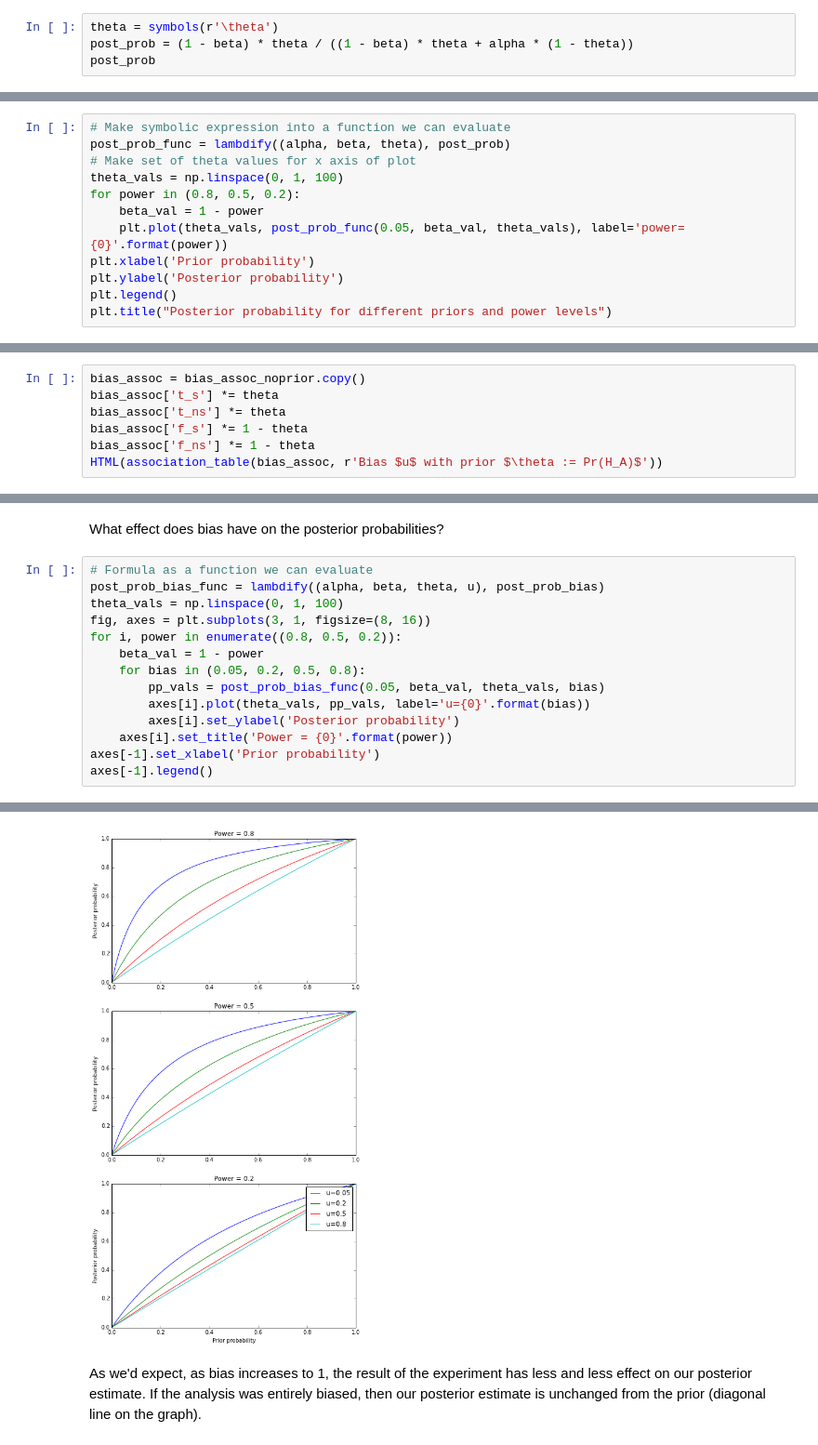
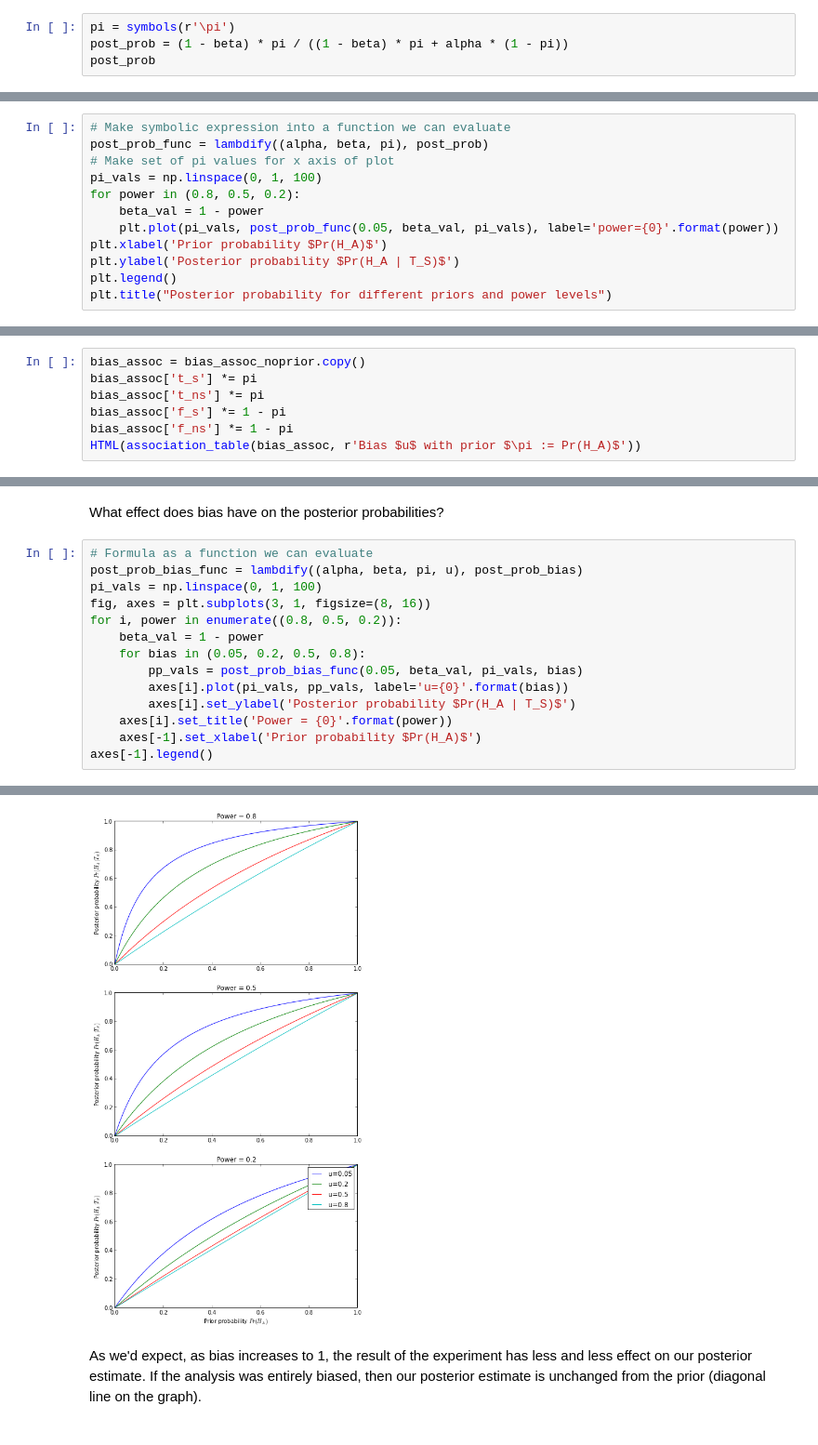
Before and after one commit to matthew-brett/sketch-books, a Jupyter notebook: Ioannides exposition.ipynb, the cells around one changed output, grey strips where cells are left out. Shown at 93% size. Cells and saved outputs as stored; diff of their text form.

```diff
--- a/Ioannides exposition.ipynb
+++ b/Ioannides exposition.ipynb
@@ -140,7 +140,7 @@ $P(H_A | T_S) = \Frac{(1 - \beta) \theta}{(1 - \beta) \theta + \alpha (1 - \thet
 
 Let's put that formula into Sympy for later:
 # %%
-theta = symbols(r'\theta')
-post_prob = (1 - beta) * theta / ((1 - beta) * theta + alpha * (1 - theta))
+pi = symbols(r'\pi')
+post_prob = (1 - beta) * pi / ((1 - beta) * pi + alpha * (1 - pi))
 post_prob
 # %% [output]
@@ -184,14 +184,14 @@ Assume that $\alpha = 0.05$ (standard significance threshold for null hypothesis
 Let's have a look at the posterior probability as a function of power and prior probability:
 # %%
 # Make symbolic expression into a function we can evaluate
-post_prob_func = lambdify((alpha, beta, theta), post_prob)
-# Make set of theta values for x axis of plot
-theta_vals = np.linspace(0, 1, 100)
+post_prob_func = lambdify((alpha, beta, pi), post_prob)
+# Make set of pi values for x axis of plot
+pi_vals = np.linspace(0, 1, 100)
 for power in (0.8, 0.5, 0.2):
     beta_val = 1 - power
-    plt.plot(theta_vals, post_prob_func(0.05, beta_val, theta_vals), label='power={0}'.format(power))
-plt.xlabel('Prior probability')
-plt.ylabel('Posterior probability')
+    plt.plot(pi_vals, post_prob_func(0.05, beta_val, pi_vals), label='power={0}'.format(power))
+plt.xlabel('Prior probability $Pr(H_A)$')
+plt.ylabel('Posterior probability $Pr(H_A | T_S)$')
 plt.legend()
 plt.title("Posterior probability for different priors and power levels")
 # %% [output]
@@ -226,9 +226,9 @@ Bias $u$ not considering prior
 After applying the prior:
 # %%
 bias_assoc = bias_assoc_noprior.copy()
-bias_assoc['t_s'] *= theta
-bias_assoc['t_ns'] *= theta
-bias_assoc['f_s'] *= 1 - theta
-bias_assoc['f_ns'] *= 1 - theta
-HTML(association_table(bias_assoc, r'Bias $u$ with prior $\theta := Pr(H_A)$'))
+bias_assoc['t_s'] *= pi
+bias_assoc['t_ns'] *= pi
+bias_assoc['f_s'] *= 1 - pi
+bias_assoc['f_ns'] *= 1 - pi
+HTML(association_table(bias_assoc, r'Bias $u$ with prior $\pi := Pr(H_A)$'))
 # %% [output]
@@ -256,21 +256,21 @@ simplify(ppv_bias - post_prob_bias)
 What effect does bias have on the posterior probabilities?
 # %%
 # Formula as a function we can evaluate
-post_prob_bias_func = lambdify((alpha, beta, theta, u), post_prob_bias)
-theta_vals = np.linspace(0, 1, 100)
+post_prob_bias_func = lambdify((alpha, beta, pi, u), post_prob_bias)
+pi_vals = np.linspace(0, 1, 100)
 fig, axes = plt.subplots(3, 1, figsize=(8, 16))
 for i, power in enumerate((0.8, 0.5, 0.2)):
     beta_val = 1 - power
     for bias in (0.05, 0.2, 0.5, 0.8):
-        pp_vals = post_prob_bias_func(0.05, beta_val, theta_vals, bias)
-        axes[i].plot(theta_vals, pp_vals, label='u={0}'.format(bias))
-        axes[i].set_ylabel('Posterior probability')
+        pp_vals = post_prob_bias_func(0.05, beta_val, pi_vals, bias)
+        axes[i].plot(pi_vals, pp_vals, label='u={0}'.format(bias))
+        axes[i].set_ylabel('Posterior probability $Pr(H_A | T_S)$')
     axes[i].set_title('Power = {0}'.format(power))
-axes[-1].set_xlabel('Prior probability')
+    axes[-1].set_xlabel('Prior probability $Pr(H_A)$')
 axes[-1].legend()
 # %% [output]
 <matplotlib.legend.Legend at 0x...>
-[figure, old version]
+[figure, new version]
 # %% [markdown]
 As we'd expect, as bias increases to 1, the result of the experiment has less and less effect on our posterior estimate.  If the analysis was entirely biased, then our posterior estimate is unchanged from the prior (diagonal line on the graph).
 # %% [markdown]
```
Also changed, not shown: parts of 26 cells of this notebook, 1 other file.
